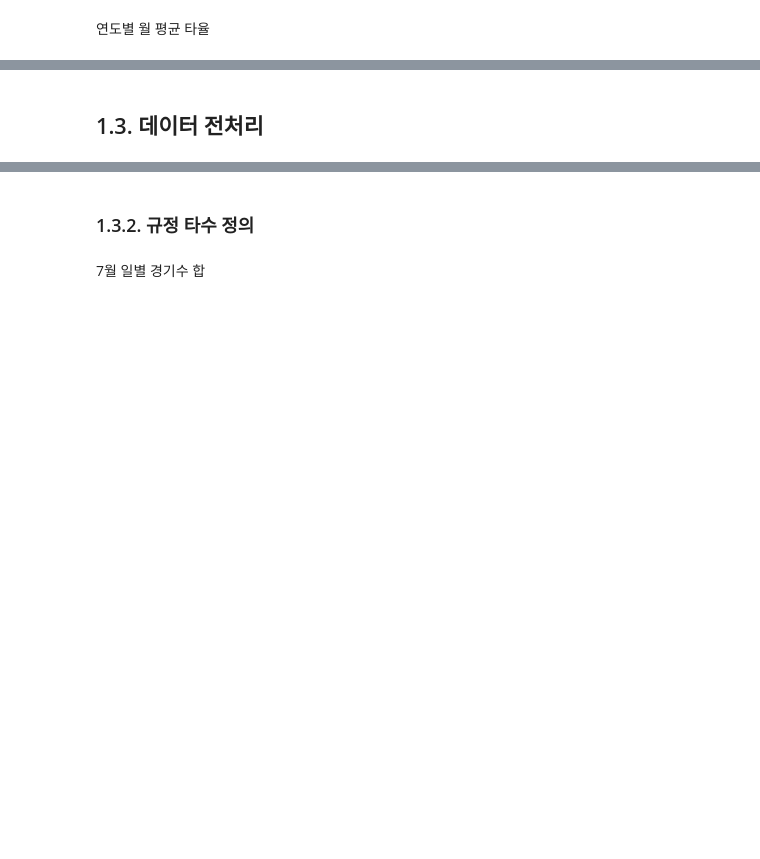
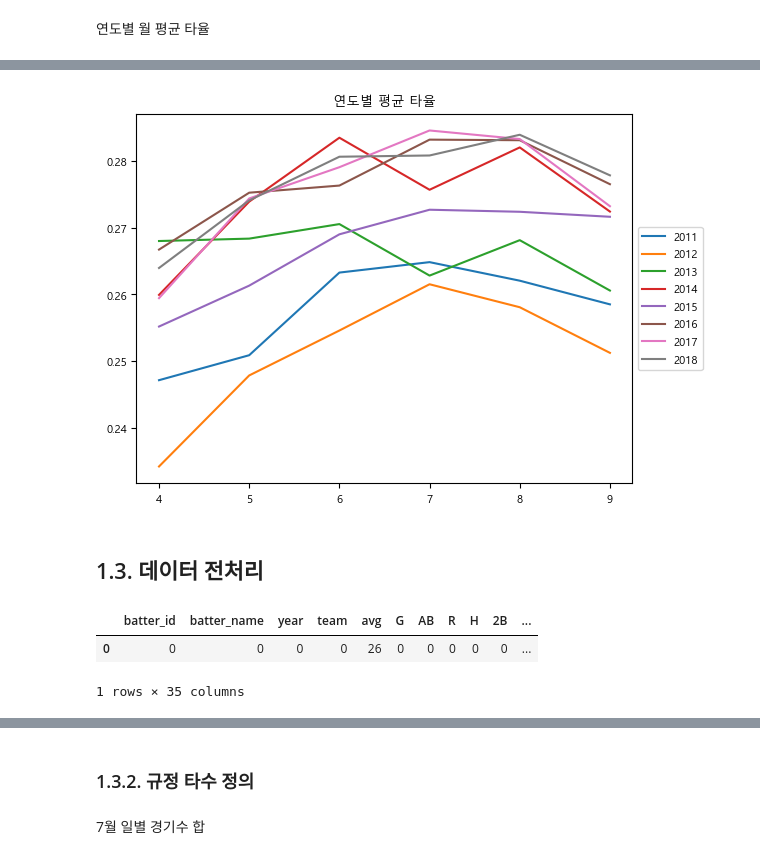
Before and after one commit to ThatHomr/python_ex_my, a Jupyter notebook: 09_시계열/ch01_/ch01_/batter_OPS_prediction.ipynb, the cells around one changed output, grey strips where cells are left out. Cells and saved outputs as stored; diff of their text form; code cells hidden in the pictures; blank space fills up the shorter version.

```diff
--- a/09_시계열/ch01_/ch01_/batter_OPS_prediction.ipynb
+++ b/09_시계열/ch01_/ch01_/batter_OPS_prediction.ipynb
@@ -360,2 +535,5 @@ plt.show()
 # %% [markdown]
 ### 1.2.3. 일별 데이터 분석
+# %%
+day_by_day_df = pd.read_csv('data\Regular_Season_Batter_Day_by_Day_b4.csv')
+day_by_day_df.head()
@@ -362,8 +567,11 @@ plt.show()
 # %%
 # 날짜(date)를 ‘.’을 기준으로 나누고 첫 번째 값을 월(month)로 지정
-
+day_by_day_df['month'] = day_by_day_df['date'].apply(
+    lambda x : str(x).split('.')[0])
 
 # 각 연도의 월별 평균 누적 타율(avg2) 계산
-
+agg_df = day_by_day_df.groupby(['year', 'month'])['avg2'].mean().reset_index()
 
 # pivot_table을 이용해 데이터 변형
+agg_df = agg_df.pivot_table(index='month', columns= 'year', values='avg2')
+agg_df
@@ -372,4 +602,19 @@ plt.show()
+# %%
+plt.plot(agg_df.iloc[2:,10:])
+plt.legend(agg_df.iloc[2:,10:].columns,
+           loc = 'center left',
+           bbox_to_anchor = (1, 0.5))
+plt.title('연도별 평균 타율')
+plt.show()
+# %% [output]
+[figure, added]
 # %% [markdown]
 ## 1.3. 데이터 전처리
+# %%
+pd.DataFrame(regular_season_df.isna().sum()).T
+# %% [output]
+|  | batter_id | batter_name | year | team | avg | G | AB | R | H | 2B | ... |
+| 0 | 0 | 0 | 0 | 0 | 26 | 0 | 0 | 0 | 0 | 0 | ... |
+1 rows × 35 columns
 # %%
 # 수치형 타입의 변수 저장
```
Also changed, not shown: parts of 25 cells of this notebook, 1 other file.
